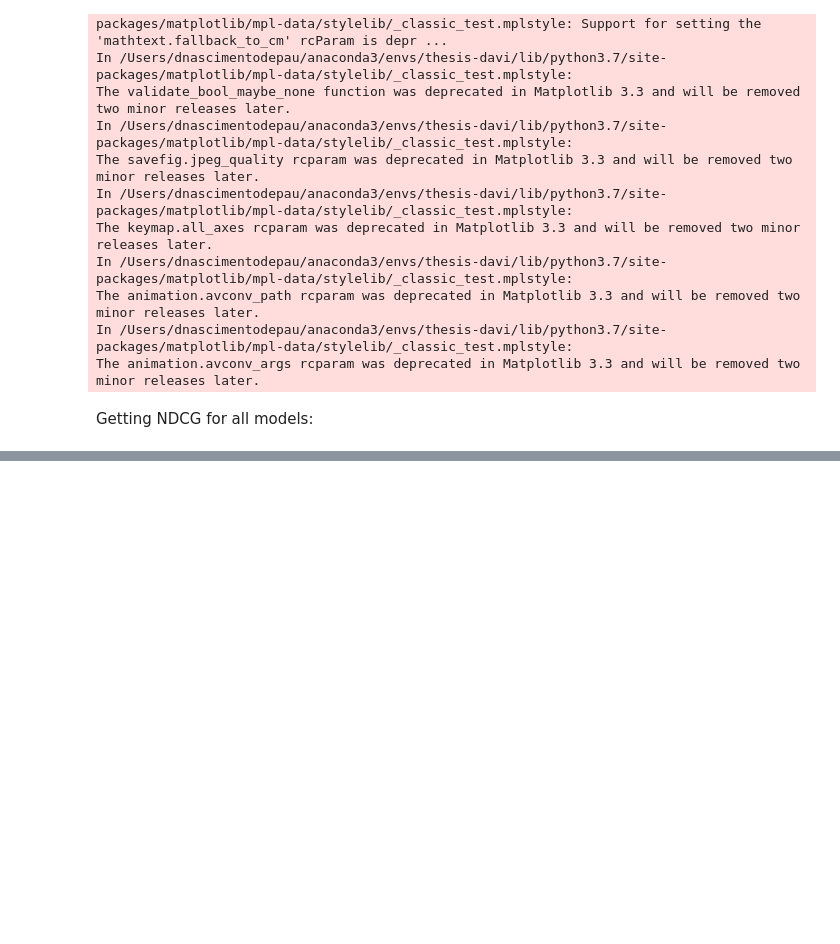
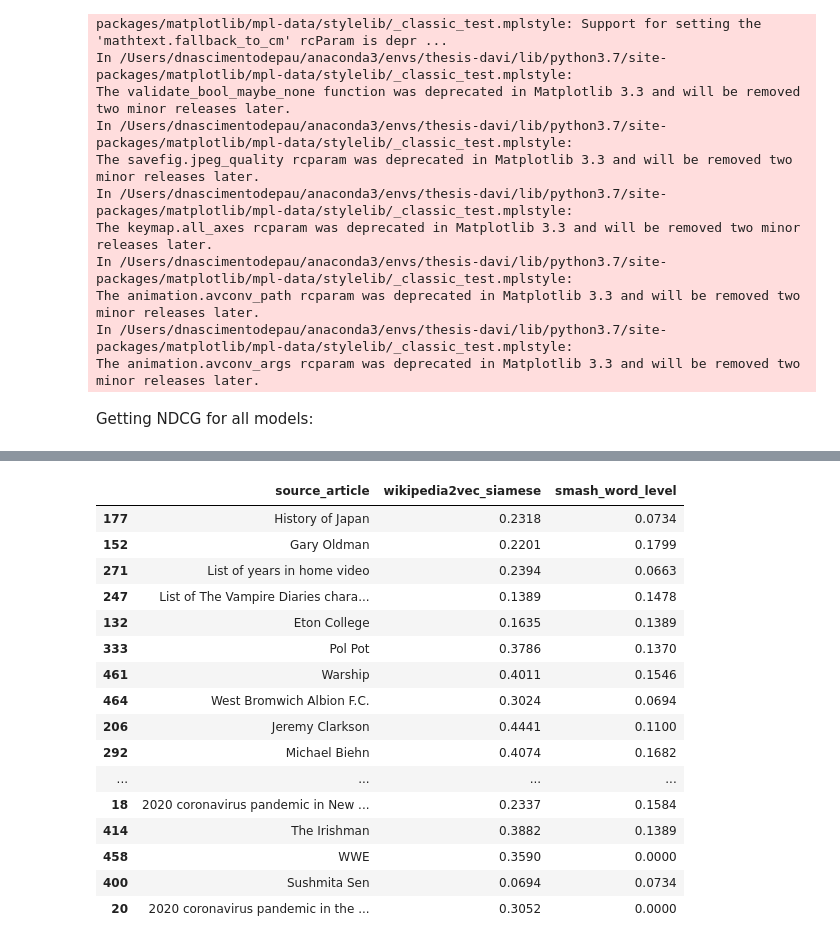
Before and after one commit to davipaula/master-thesis, a Jupyter notebook: Results analyzer.ipynb, the cells around one changed output, grey strips where cells are left out. Drawn from its saved outputs; the diff is of its cells as text; code cells hidden in the pictures; blank space fills up the shorter version.

```diff
--- a/Results analyzer.ipynb
+++ b/Results analyzer.ipynb
@@ -121,5 +128,5 @@ CLEAN_MODEL_NAMES = {
 # %% [markdown]
 Getting NDCG for all models:
 # %%
-_results = results_analyzer.calculate_statistics_per_group()
+_results = results_analyzer.calculate_statistics_per_article()
 # %% [output]
@@ -129,0 +166,22 @@ _results = results_analyzer.calculate_statistics_per_group()
+# %%
+_results[_results["smash_word_level"] <= 0.2][["source_article", "wikipedia2vec_siamese", "smash_word_level"]].sample(n=30)
+
+# Princess Victoria Louise of Prussia
+# %% [output]
+|  | source_article | wikipedia2vec_siamese | smash_word_level |
+| 177 | History of Japan | 0.2318 | 0.0734 |
+| 152 | Gary Oldman | 0.2201 | 0.1799 |
+| 271 | List of years in home video | 0.2394 | 0.0663 |
+| 247 | List of The Vampire Diaries chara... | 0.1389 | 0.1478 |
+| 132 | Eton College | 0.1635 | 0.1389 |
+| 333 | Pol Pot | 0.3786 | 0.1370 |
+| 461 | Warship | 0.4011 | 0.1546 |
+| 464 | West Bromwich Albion F.C. | 0.3024 | 0.0694 |
+| 206 | Jeremy Clarkson | 0.4441 | 0.1100 |
+| 292 | Michael Biehn | 0.4074 | 0.1682 |
+| ... | ... | ... | ... |
+| 18 | 2020 coronavirus pandemic in New ... | 0.2337 | 0.1584 |
+| 414 | The Irishman | 0.3882 | 0.1389 |
+| 458 | WWE | 0.3590 | 0.0000 |
+| 400 | Sushmita Sen | 0.0694 | 0.0734 |
+| 20 | 2020 coronavirus pandemic in the ... | 0.3052 | 0.0000 |
```
Also changed, not shown: parts of 18 cells of this notebook, 1 other file.
